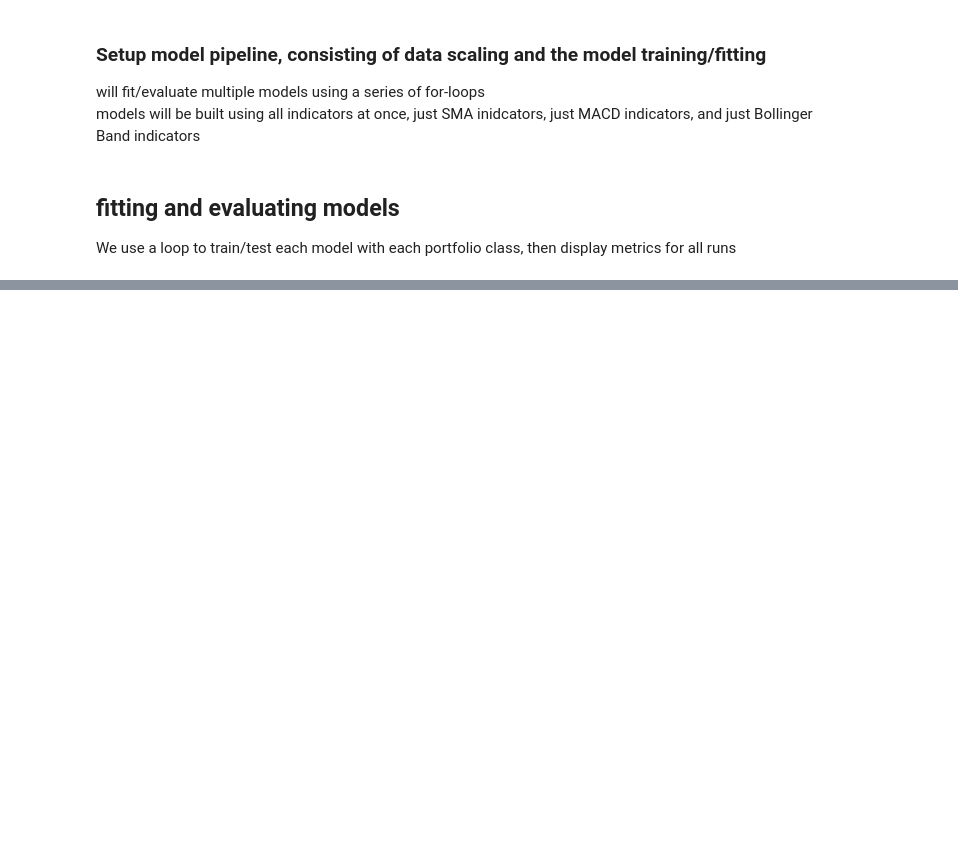
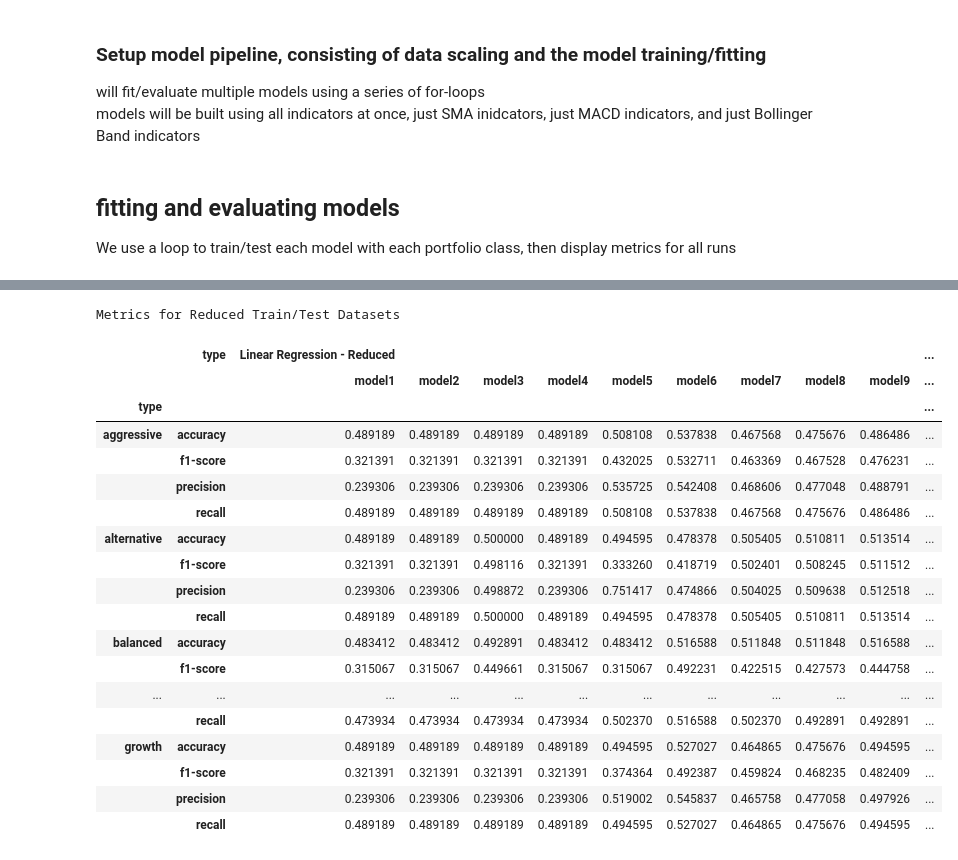
Before and after one commit to tlchampion/mwp_algorithmic_trading, a Jupyter notebook: modeling/svm.ipynb, the cells around one changed output, grey strips where cells are left out. Cells and saved outputs as stored; diff of their text form; code cells hidden in the pictures; blank space fills up the shorter version.

```diff
--- a/modeling/svm.ipynb
+++ b/modeling/svm.ipynb
@@ -184,0 +269,46 @@ Metrics for Full Train/Test Datasets
+# %%
+df_reduced_results['type'] = 'Linear Regression - Reduced'
+df_full_results['type'] = 'Linear Regression - Full'
+
+
+df_reduced_results.set_index('type', append=True,inplace=True)
+df_full_results.set_index('type', append=True,inplace=True)
+
+df_reduced_results = df_reduced_results.unstack(level=2)
+
+df_reduced_results = df_reduced_results.reorder_levels([1,0], axis=1)
+
+
+df_full_results = df_full_results.unstack(level=2)
+
+df_full_results = df_full_results.reorder_levels([1,0], axis=1)
+
+df_svm_results = pd.concat([df_reduced_results, df_full_results], axis=1)
+
+cm = sns.light_palette("blue", as_cmap=True)
+pd.set_option('display.max_columns', None)
+
+
+
+df_svm_results.style.background_gradient(cmap=cm, axis=1).set_caption("Metrics for Reduced Train/Test Datasets")
+# %% [output]
+Metrics for Reduced Train/Test Datasets
+|  | type | Linear Regression - Reduced |  |  |  |  |  |  |  |  | ... |
+|  |  | model1 | model2 | model3 | model4 | model5 | model6 | model7 | model8 | model9 | ... |
+| type |  |  |  |  |  |  |  |  |  |  | ... |
+| aggressive | accuracy | 0.489189 | 0.489189 | 0.489189 | 0.489189 | 0.508108 | 0.537838 | 0.467568 | 0.475676 | 0.486486 | ... |
+|  | f1-score | 0.321391 | 0.321391 | 0.321391 | 0.321391 | 0.432025 | 0.532711 | 0.463369 | 0.467528 | 0.476231 | ... |
+|  | precision | 0.239306 | 0.239306 | 0.239306 | 0.239306 | 0.535725 | 0.542408 | 0.468606 | 0.477048 | 0.488791 | ... |
+|  | recall | 0.489189 | 0.489189 | 0.489189 | 0.489189 | 0.508108 | 0.537838 | 0.467568 | 0.475676 | 0.486486 | ... |
+| alternative | accuracy | 0.489189 | 0.489189 | 0.500000 | 0.489189 | 0.494595 | 0.478378 | 0.505405 | 0.510811 | 0.513514 | ... |
+|  | f1-score | 0.321391 | 0.321391 | 0.498116 | 0.321391 | 0.333260 | 0.418719 | 0.502401 | 0.508245 | 0.511512 | ... |
+|  | precision | 0.239306 | 0.239306 | 0.498872 | 0.239306 | 0.751417 | 0.474866 | 0.504025 | 0.509638 | 0.512518 | ... |
+|  | recall | 0.489189 | 0.489189 | 0.500000 | 0.489189 | 0.494595 | 0.478378 | 0.505405 | 0.510811 | 0.513514 | ... |
+| balanced | accuracy | 0.483412 | 0.483412 | 0.492891 | 0.483412 | 0.483412 | 0.516588 | 0.511848 | 0.511848 | 0.516588 | ... |
+|  | f1-score | 0.315067 | 0.315067 | 0.449661 | 0.315067 | 0.315067 | 0.492231 | 0.422515 | 0.427573 | 0.444758 | ... |
+| ... | ... | ... | ... | ... | ... | ... | ... | ... | ... | ... | ... |
+|  | recall | 0.473934 | 0.473934 | 0.473934 | 0.473934 | 0.502370 | 0.516588 | 0.502370 | 0.492891 | 0.492891 | ... |
+| growth | accuracy | 0.489189 | 0.489189 | 0.489189 | 0.489189 | 0.494595 | 0.527027 | 0.464865 | 0.475676 | 0.494595 | ... |
+|  | f1-score | 0.321391 | 0.321391 | 0.321391 | 0.321391 | 0.374364 | 0.492387 | 0.459824 | 0.468235 | 0.482409 | ... |
+|  | precision | 0.239306 | 0.239306 | 0.239306 | 0.239306 | 0.519002 | 0.545837 | 0.465758 | 0.477058 | 0.497926 | ... |
+|  | recall | 0.489189 | 0.489189 | 0.489189 | 0.489189 | 0.494595 | 0.527027 | 0.464865 | 0.475676 | 0.494595 | ... |
```
Also changed, not shown: parts of 4 cells of this notebook, 14 other files.
